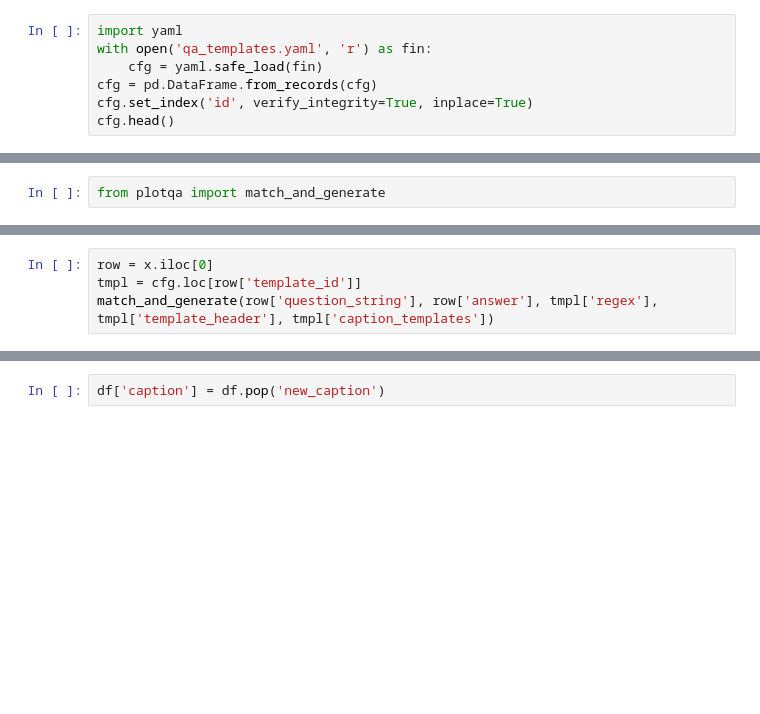
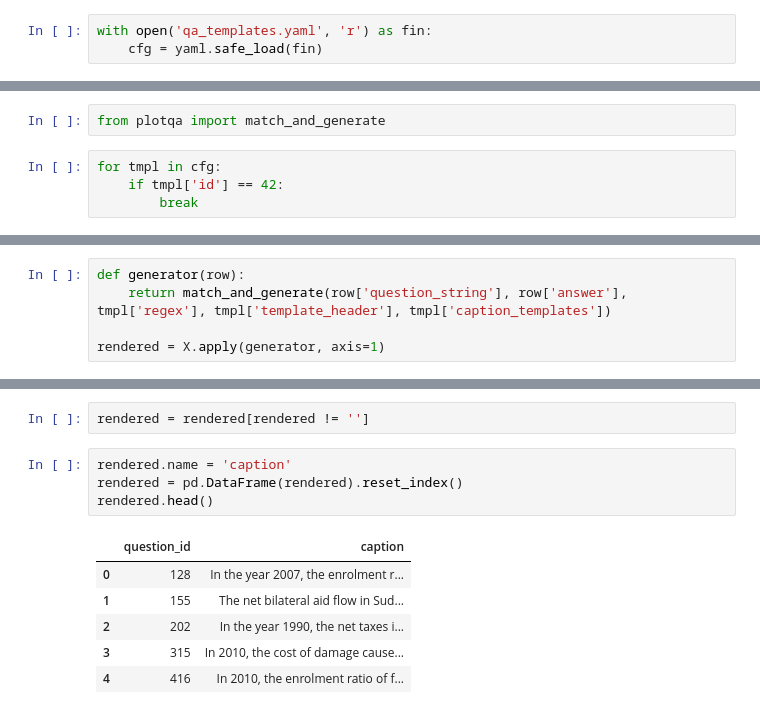
Before and after one commit to jaidevd/gog-embed, a Jupyter notebook: grammar.ipynb, the cells around one changed output, grey strips where cells are left out. Cells and saved outputs as stored; diff of their text form; blank space fills up the shorter version.

Commit message:
FIX: Template 42 errors
Some utility functions

```diff
--- a/grammar.ipynb
+++ b/grammar.ipynb
@@ -75,7 +69,3 @@ Name: caption, dtype: object
 # %%
-import yaml
 with open('qa_templates.yaml', 'r') as fin:
     cfg = yaml.safe_load(fin)
-cfg = pd.DataFrame.from_records(cfg)
-cfg.set_index('id', verify_integrity=True, inplace=True)
-cfg.head()
@@ -92,2 +72,6 @@ import re
 # %%
 from plotqa import match_and_generate
+# %%
+for tmpl in cfg:
+    if tmpl['id'] == 42:
+        break
@@ -94,4 +86,5 @@ from plotqa import match_and_generate
 # %%
-row = x.iloc[0]
-tmpl = cfg.loc[row['template_id']]
-match_and_generate(row['question_string'], row['answer'], tmpl['regex'], tmpl['template_header'], tmpl['caption_templates'])
+def generator(row):
+    return match_and_generate(row['question_string'], row['answer'], tmpl['regex'], tmpl['template_header'], tmpl['caption_templates'])
+
+rendered = X.apply(generator, axis=1)
@@ -126,3 +105,14 @@ df.head()
-# %%
-df['caption'] = df.pop('new_caption')
+# %%
+rendered = rendered[rendered != '']
+# %%
+rendered.name = 'caption'
+rendered = pd.DataFrame(rendered).reset_index()
+rendered.head()
+# %% [output]
+|  | question_id | caption |
+| 0 | 128 | In the year 2007, the enrolment r... |
+| 1 | 155 | The net bilateral aid flow in Sud... |
+| 2 | 202 | In the year 1990, the net taxes i... |
+| 3 | 315 | In 2010, the cost of damage cause... |
+| 4 | 416 | In 2010, the enrolment ratio of f... |
 # %%
```
Also changed, not shown: parts of 44 cells of this notebook, 5 other files.
